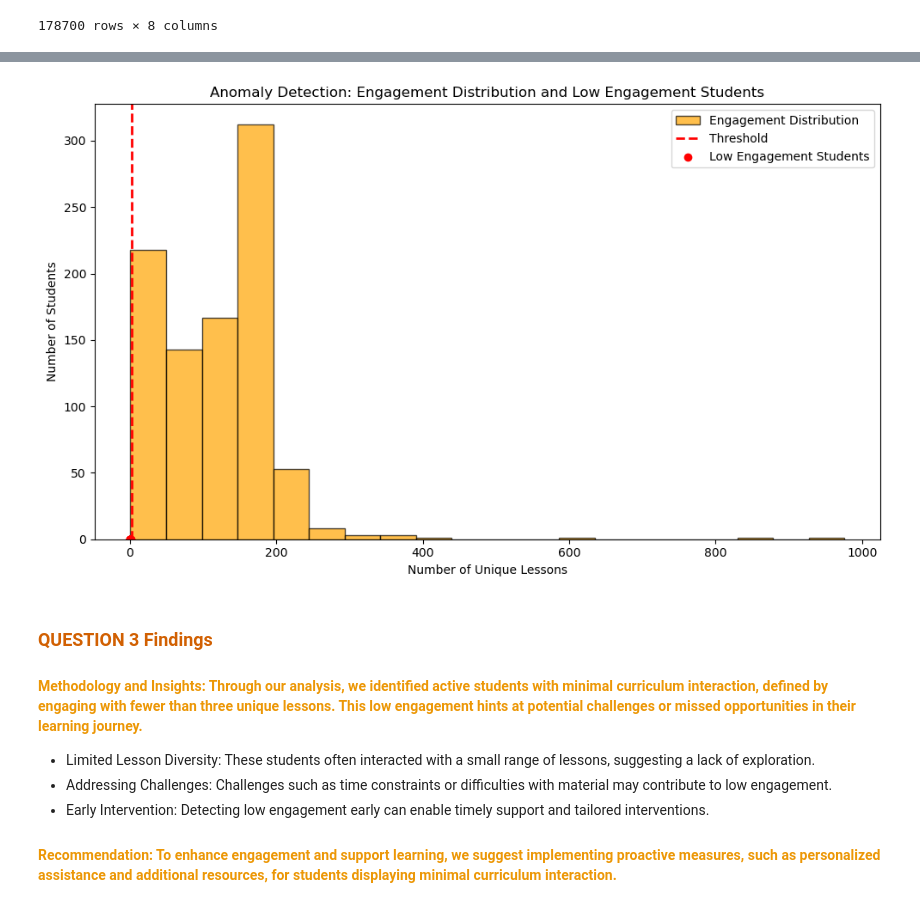
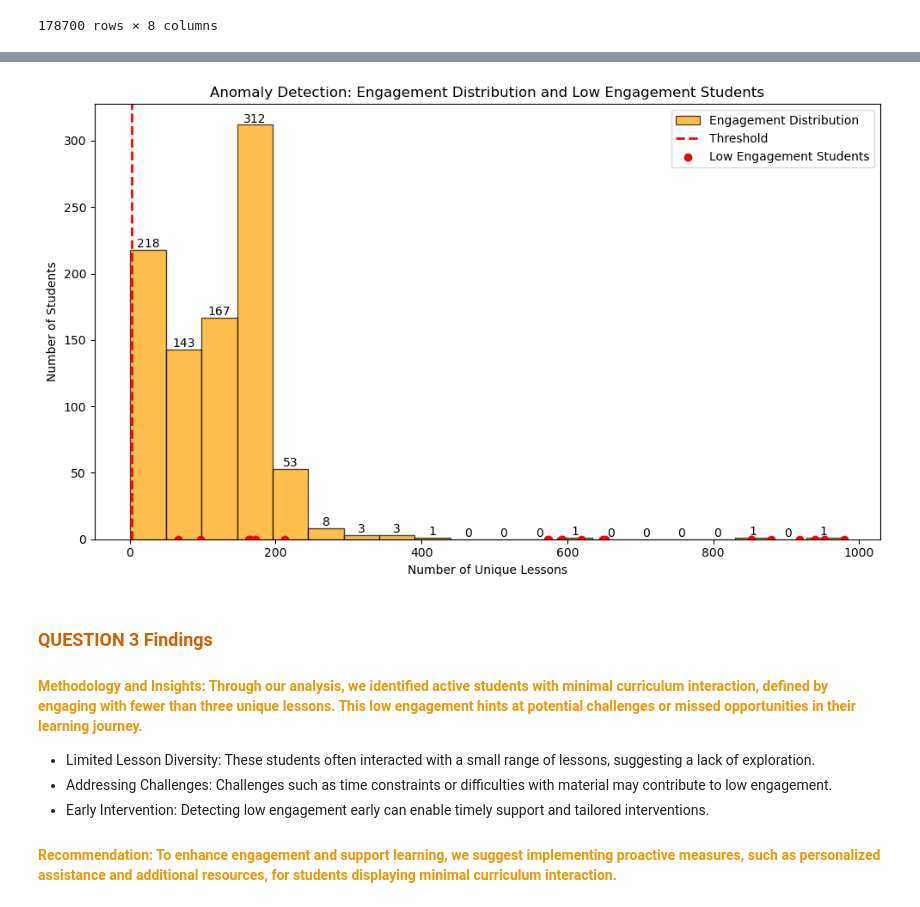
Before and after one commit to Curriculum-Assurance-Team/Curriculum_Engagement_and_Usage_Analysis, a Jupyter notebook: annie_explore.ipynb, the cells around one changed output, grey strips where cells are left out. Saved outputs shown, nothing was run; the diff lists cells and outputs as text; code cells hidden in the pictures.

Commit message:
Q3 answer and graph

```diff
--- a/annie_explore.ipynb
+++ b/annie_explore.ipynb
@@ -437,31 +311,39 @@ plt.show()
 # %%
-import pandas as pd
-import matplotlib.pyplot as plt
+def question3_graph1(logs_df):
+    '''This graph finds user error and creates a theshold of 3 so any user with less than 3 will be filtered for low engagemet'''
+    # Calculate engagement for each user by counting unique lessons
+    user_engagement = logs_df.groupby('user_id')['lesson'].nunique()
 
-# Assuming logs_df is your DataFrame containing user interactions
+    # Set a threshold for low engagement (e.g., fewer than 3 unique lessons)
+    threshold = 3
 
-# Calculate engagement for each user by counting unique lessons
-user_engagement = logs_df.groupby('user_id')['lesson'].nunique()
+    # Filter for students with low engagement
+    low_engagement_students = user_engagement[user_engagement < threshold]
 
-# Set a threshold for low engagement (e.g., fewer than 3 unique lessons)
-threshold = 3
+    # Create a bar plot
+    plt.figure(figsize=(10, 6))
+    le = plt.hist(user_engagement, bins=20, color='orange', edgecolor='black', alpha=0.7, label='Engagement Distribution')
+    plt.axvline(x=threshold, color='red', linestyle='dashed', linewidth=2, label='Threshold')
+    plt.scatter(low_engagement_students.index, [0] * len(low_engagement_students), color='red', label='Low Engagement Students')
+    plt.xlabel('Number of Unique Lessons')
+    plt.ylabel('Number of Students')
+    plt.title('Anomaly Detection: Engagement Distribution and Low Engagement Students')
+    plt.legend()
 
-# Filter for students with low engagement
-low_engagement_students = user_engagement[user_engagement < threshold]
+    # Add count numbers on bars
+    for p in le[2]:  # le[2] contains the patches
+        width = p.get_width()
+        height = p.get_height()
+        x, y = p.get_xy()
+        offset = width * 0.02  # Adjust the offset percentage as needed
+        plt.annotate(format(height, '.0f'), (x + width / 2., y + height), ha='center', va='center', xytext=(0, 5), textcoords='offset points')
 
-# Create a bar plot
-plt.figure(figsize=(10, 6))
-plt.hist(user_engagement, bins=20, color='orange', edgecolor='black', alpha=0.7, label='Engagement Distribution')
-plt.axvline(x=threshold, color='red', linestyle='dashed', linewidth=2, label='Threshold')
-plt.scatter(low_engagement_students, [0] * len(low_engagement_students), color='red', label='Low Engagement Students')
-plt.xlabel('Number of Unique Lessons')
-plt.ylabel('Number of Students')
-plt.title('Anomaly Detection: Engagement Distribution and Low Engagement Students')
-plt.legend()
-plt.tight_layout()
-plt.show()
+    plt.tight_layout()
+    plt.show()
-# %% [output]
-[figure, removed]
+# %%
+question3_graph1(logs_df)
+# %% [output]
+[figure, added]
 # %% [markdown]
 ###  <span style ='color:#D16002'> QUESTION 3 Findings
 #### <span style= 'color: #EC9706'> **Methodology and Insights:** Through our analysis, we identified active students with minimal curriculum interaction, defined by engaging with fewer than three unique lessons. This low engagement hints at potential challenges or missed opportunities in their learning journey.
```
Also changed, not shown: parts of 15 cells of this notebook.
